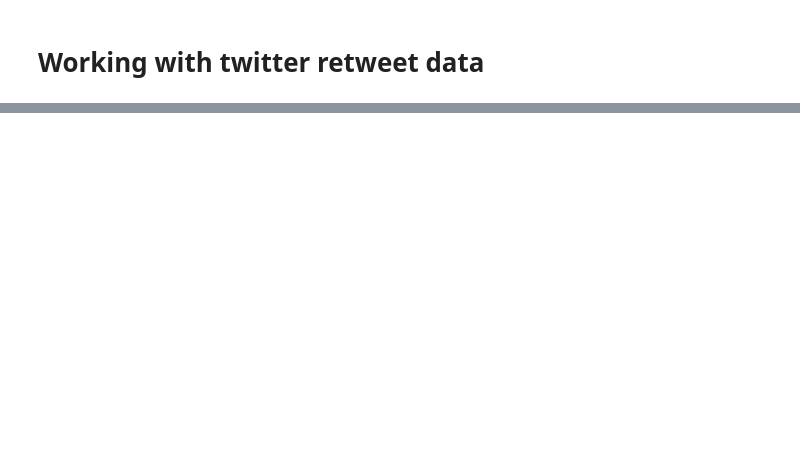
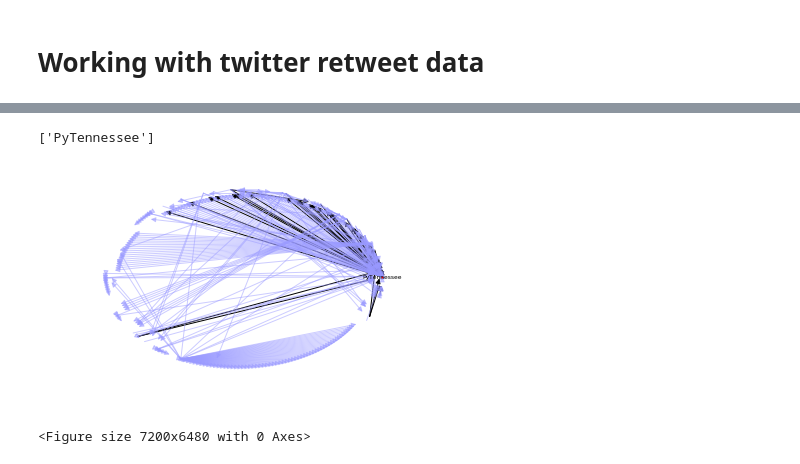
Before and after one commit to abbiyanaila/twitter.social.network.analysis, a Jupyter notebook: twitterAPI.ipynb, the cells around one changed output, grey strips where cells are left out. Saved outputs shown, nothing was run; the diff lists cells and outputs as text; code cells hidden in the pictures; blank space fills up the shorter version.

```diff
--- a/twitterAPI.ipynb
+++ b/twitterAPI.ipynb
@@ -106 +106,8 @@ save_layout(G, 'fr')
 <Figure size 7200x6480 with 0 Axes>
+# %%
+#print the circular layout
+save_layout(G, 'circular')
+# %% [output]
+['PyTennessee']
+[figure, added]
+<Figure size 7200x6480 with 0 Axes>
```
Also changed, not shown: parts of 27 cells of this notebook, 1 other file.
